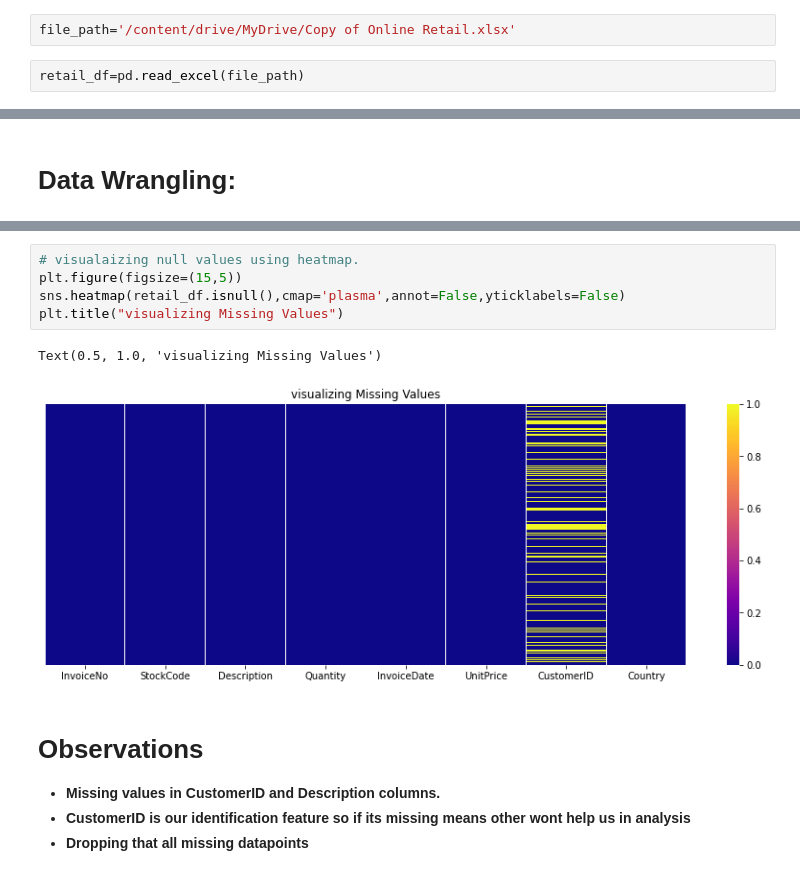
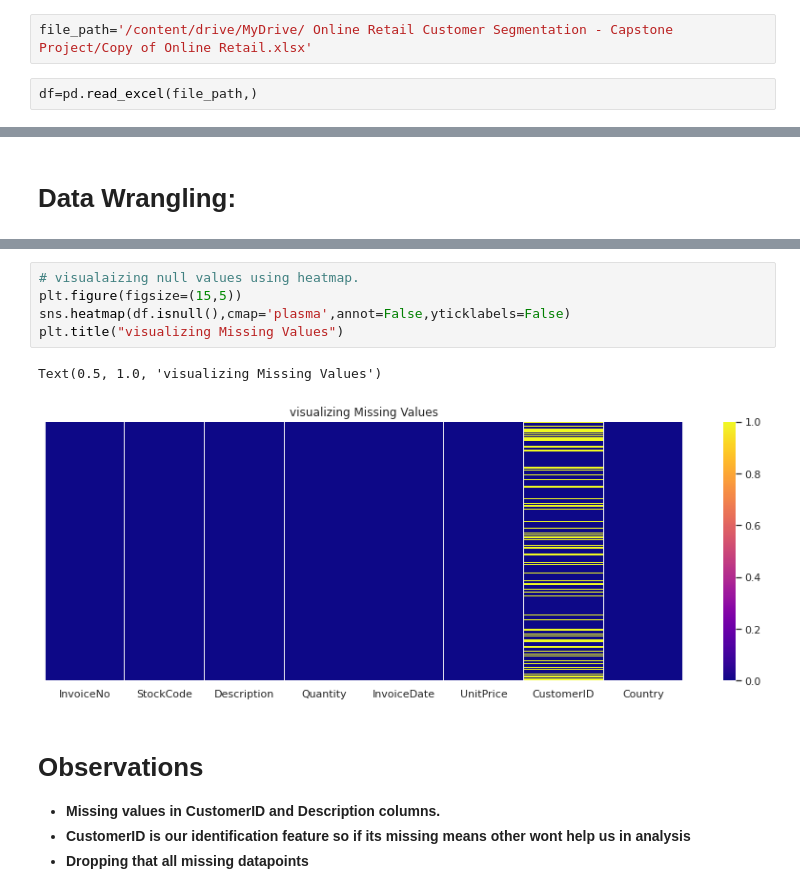
Before and after one commit to nehal35/-Online-Retail-Customer-Segmentation---Capstone-Project, a Jupyter notebook: Online_Retail_Customer_Segmentation_Capstone_Project.ipynb, the cells around one changed output, grey strips where cells are left out. Cells and saved outputs as stored; diff of their text form.

```diff
--- a/Online_Retail_Customer_Segmentation_Capstone_Project.ipynb
+++ b/Online_Retail_Customer_Segmentation_Capstone_Project.ipynb
@@ -40,6 +43,6 @@ Mounted at /content/drive
 # %%
-file_path='/content/drive/MyDrive/Copy of Online Retail.xlsx'
+file_path='/content/drive/MyDrive/ Online Retail Customer Segmentation - Capstone Project/Copy of Online Retail.xlsx'
 # %%
-retail_df=pd.read_excel(file_path)
+df=pd.read_excel(file_path,)
 # %%
 # checking shape of dataframe
@@ -97,11 +104,11 @@ dtype: int64
 # %%
 # visualaizing null values using heatmap.
 plt.figure(figsize=(15,5))
-sns.heatmap(retail_df.isnull(),cmap='plasma',annot=False,yticklabels=False)
+sns.heatmap(df.isnull(),cmap='plasma',annot=False,yticklabels=False)
 plt.title("visualizing Missing Values")
 # %% [output]
 Text(0.5, 1.0, 'visualizing Missing Values')
-[figure, old version]
+[figure, new version]
 # %% [markdown]
 # **Observations**
 * **Missing values in CustomerID and Description columns.**
```
Also changed, not shown: parts of 104 cells of this notebook.
